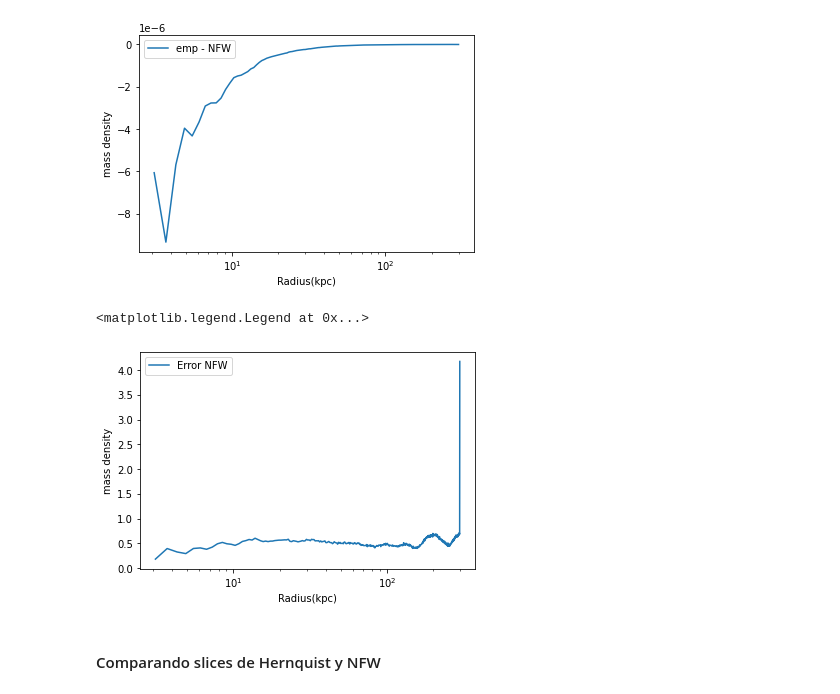
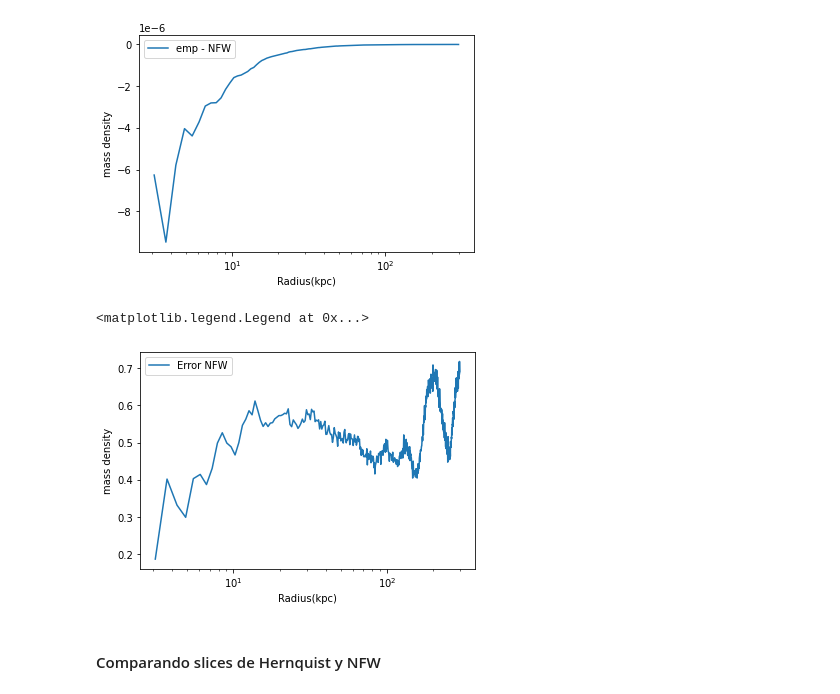
Before and after one commit to Markiribu/EXP_taller, a Jupyter notebook: virgo_exp/loading_basis.ipynb, the cells around one changed output. Saved outputs shown, nothing was run; the diff lists cells and outputs as text; code cells hidden in the pictures.

```diff
--- a/virgo_exp/loading_basis.ipynb
+++ b/virgo_exp/loading_basis.ipynb
@@ -120,12 +102,12 @@ with h5py.File(f"subhalo_{id}.hdf5", "r") as file:
 <KeysViewHDF5 ['Coordinates', 'Coordinates_centered', 'Distance_to_center', 'ParticleIDs', 'Potential', 'SubfindDMDensity', 'Velocities', 'count']>
 # %%
 bins = 500
-rmin, rmax = 2.5,300
+rmin, rmax = rad_NFW[0],rad_NFW[-1]
 rbins = np.linspace(rmin,rmax,bins)
 # %%
 R = np.linalg.norm(pos,axis=1)
 max(R)
-filtr = np.where((R < 300) & (R > 2.5))[0]
+filtr = np.where((R < rmax) & (R > rmin))[0]
 # %%
 emp_dens = EXPtools.basis_builder.makemodel.empirical_density_profile(rbins,pos[filtr],mass[filtr]/sum(mass[filtr]))
 # %%
@@ -188,13 +170,13 @@ ax.legend()
 # %%
 fig, ax = plt.subplots(1,1,figsize=(6,4))
 
-ax.plot(rbins[1:],abs(emp_dens - field_dens_NFW[1:])/emp_dens, label='Error NFW')
+ax.plot(rbins[1:-3],abs(emp_dens[:-3] - field_dens_NFW[1:-3])/emp_dens[:-3], label='Error NFW')
 
 ax.set_xscale('log'),ax.set_ylabel('mass density'),ax.set_xlabel('Radius(kpc)')
 ax.legend()
 # %% [output]
 <matplotlib.legend.Legend at 0x...>
-[figure, old version]
+[figure, new version]
 # %% [markdown]
 #### Comparando slices de Hernquist y NFW
 # %%
```
Also changed, not shown: parts of 9 cells of this notebook.
